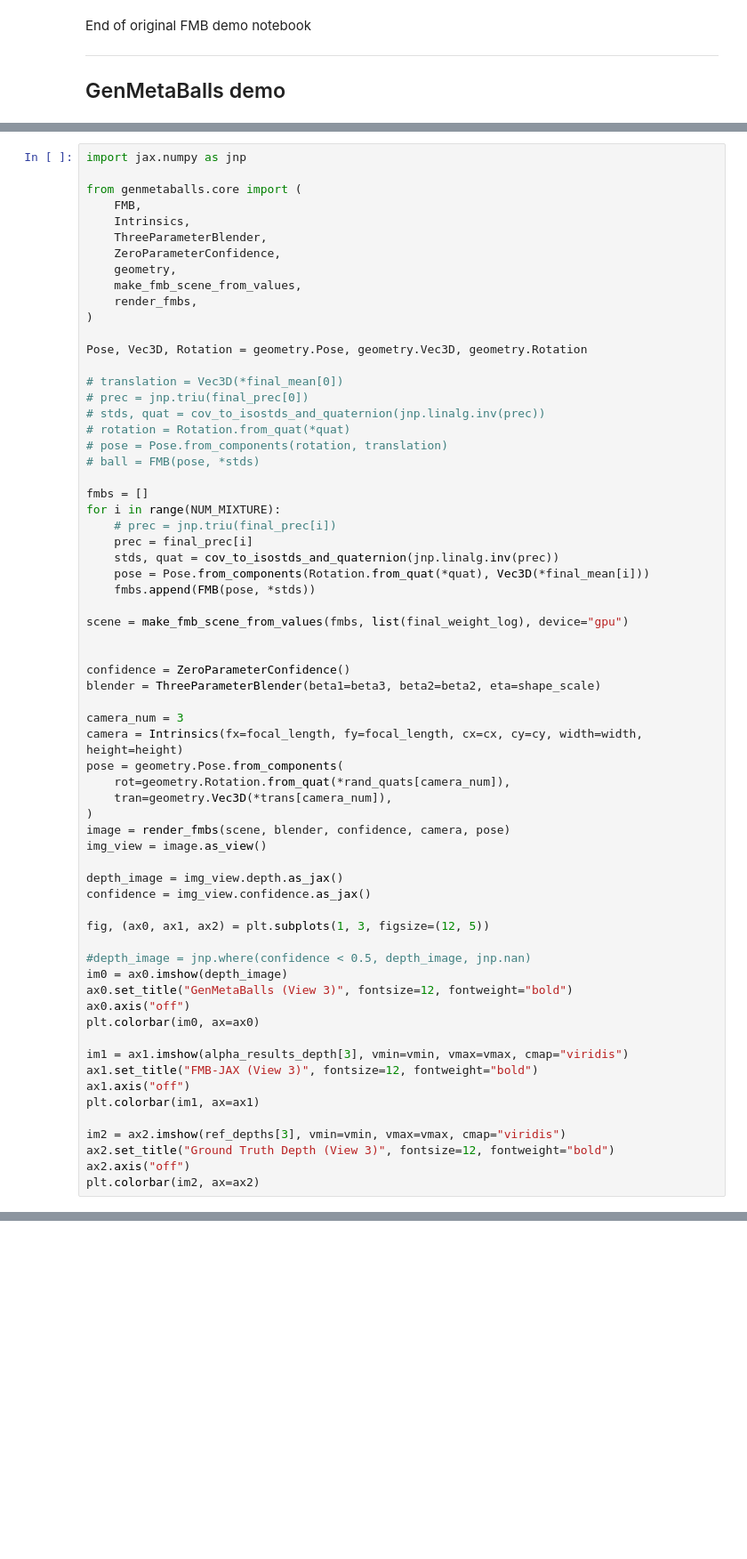
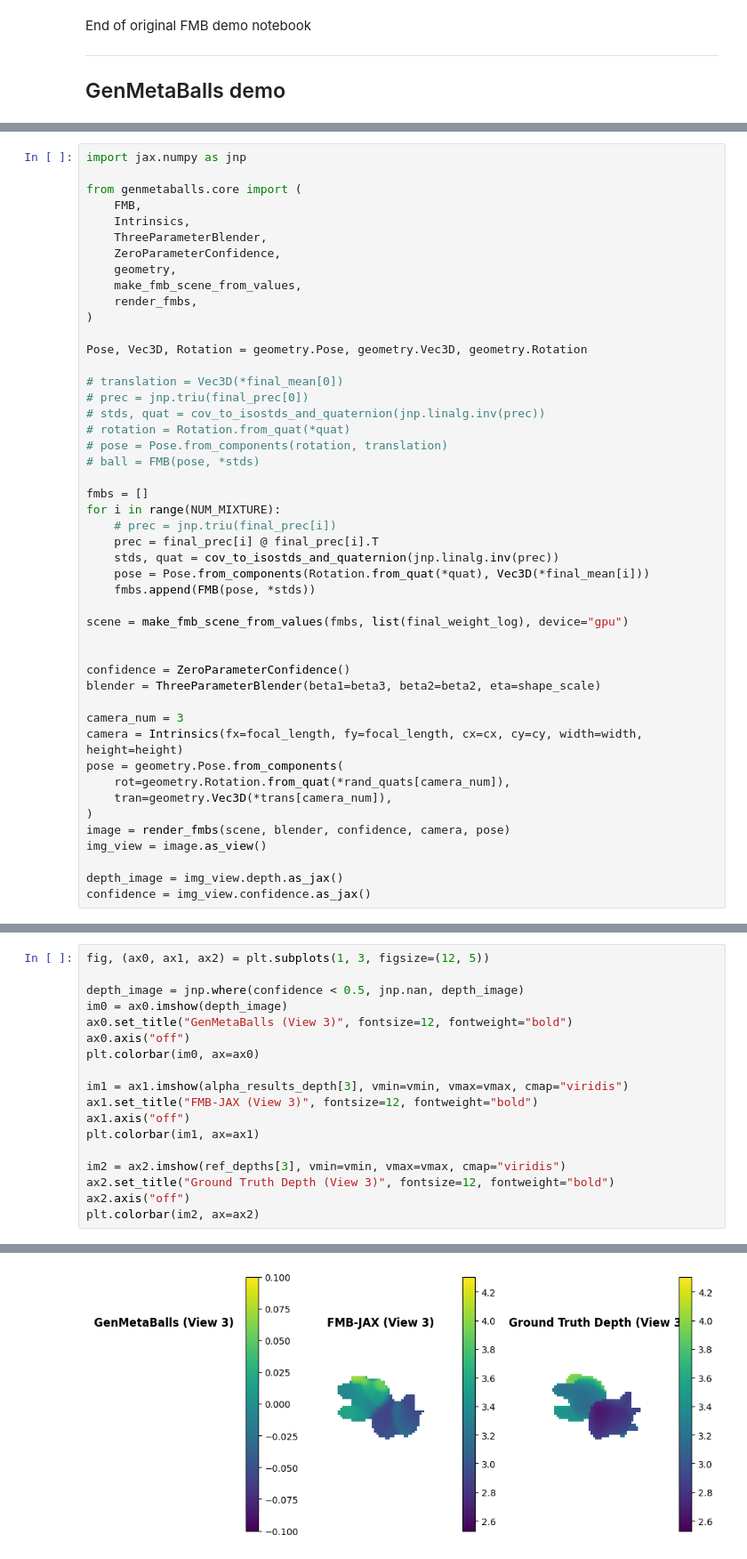
Before and after one commit to probcomp/GenMetaBalls, a Jupyter notebook: notebooks/fuzzy_metaballs_demo.ipynb, the cells around one changed output, grey strips where cells are left out. Shown: that part at 89% size. Saved outputs shown, nothing was run; the diff lists cells and outputs as text; blank space fills up the shorter version.

```diff
--- a/notebooks/fuzzy_metaballs_demo.ipynb
+++ b/notebooks/fuzzy_metaballs_demo.ipynb
@@ -591,7 +583,7 @@ Pose, Vec3D, Rotation = geometry.Pose, geometry.Vec3D, geometry.Rotation
 fmbs = []
 for i in range(NUM_MIXTURE):
     # prec = jnp.triu(final_prec[i])
-    prec = final_prec[i]
+    prec = final_prec[i] @ final_prec[i].T
     stds, quat = cov_to_isostds_and_quaternion(jnp.linalg.inv(prec))
     pose = Pose.from_components(Rotation.from_quat(*quat), Vec3D(*final_mean[i]))
     fmbs.append(FMB(pose, *stds))
@@ -613,21 +605,3 @@ img_view = image.as_view()
 
 depth_image = img_view.depth.as_jax()
 confidence = img_view.confidence.as_jax()
-
-fig, (ax0, ax1, ax2) = plt.subplots(1, 3, figsize=(12, 5))
-
-#depth_image = jnp.where(confidence < 0.5, depth_image, jnp.nan)
-im0 = ax0.imshow(depth_image)
-ax0.set_title("GenMetaBalls (View 3)", fontsize=12, fontweight="bold")
-ax0.axis("off")
-plt.colorbar(im0, ax=ax0)
-
-im1 = ax1.imshow(alpha_results_depth[3], vmin=vmin, vmax=vmax, cmap="viridis")
-ax1.set_title("FMB-JAX (View 3)", fontsize=12, fontweight="bold")
-ax1.axis("off")
-plt.colorbar(im1, ax=ax1)
-
-im2 = ax2.imshow(ref_depths[3], vmin=vmin, vmax=vmax, cmap="viridis")
-ax2.set_title("Ground Truth Depth (View 3)", fontsize=12, fontweight="bold")
-ax2.axis("off")
-plt.colorbar(im2, ax=ax2)
@@ -636,0 +608,19 @@ plt.colorbar(im2, ax=ax2)
+# %%
+fig, (ax0, ax1, ax2) = plt.subplots(1, 3, figsize=(12, 5))
+
+depth_image = jnp.where(confidence < 0.5, jnp.nan, depth_image)
+im0 = ax0.imshow(depth_image)
+ax0.set_title("GenMetaBalls (View 3)", fontsize=12, fontweight="bold")
+ax0.axis("off")
+plt.colorbar(im0, ax=ax0)
+
+im1 = ax1.imshow(alpha_results_depth[3], vmin=vmin, vmax=vmax, cmap="viridis")
+ax1.set_title("FMB-JAX (View 3)", fontsize=12, fontweight="bold")
+ax1.axis("off")
+plt.colorbar(im1, ax=ax1)
+
+im2 = ax2.imshow(ref_depths[3], vmin=vmin, vmax=vmax, cmap="viridis")
+ax2.set_title("Ground Truth Depth (View 3)", fontsize=12, fontweight="bold")
+ax2.axis("off")
+plt.colorbar(im2, ax=ax2)
+# %% [output]
@@ -636,0 +628 @@ plt.colorbar(im2, ax=ax2)
+[figure, added]
```
Also changed, not shown: parts of 8 cells of this notebook, 3 other files.
